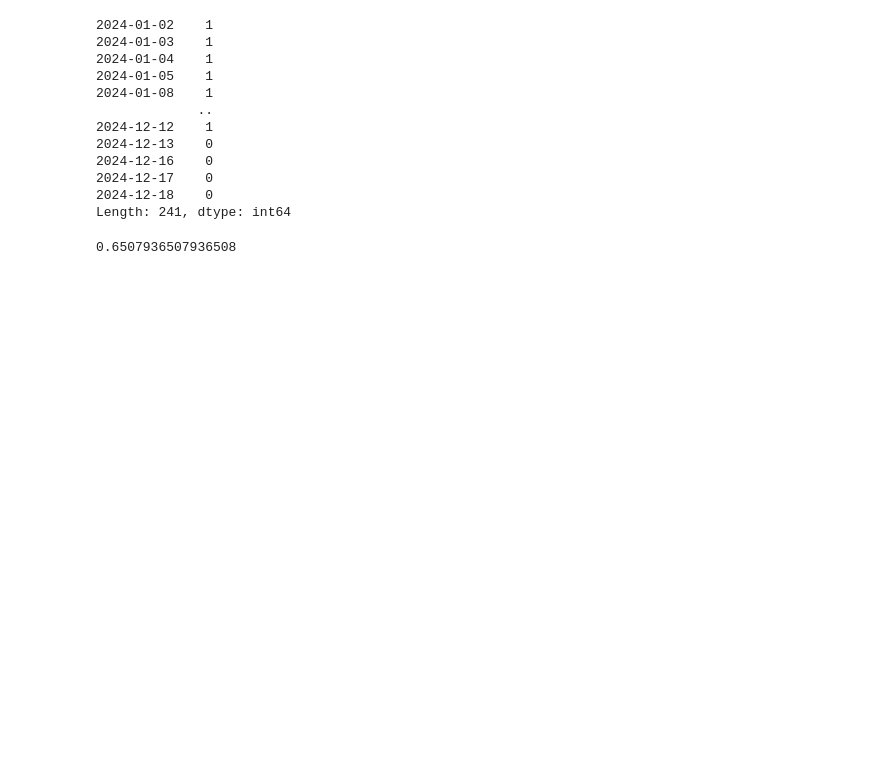
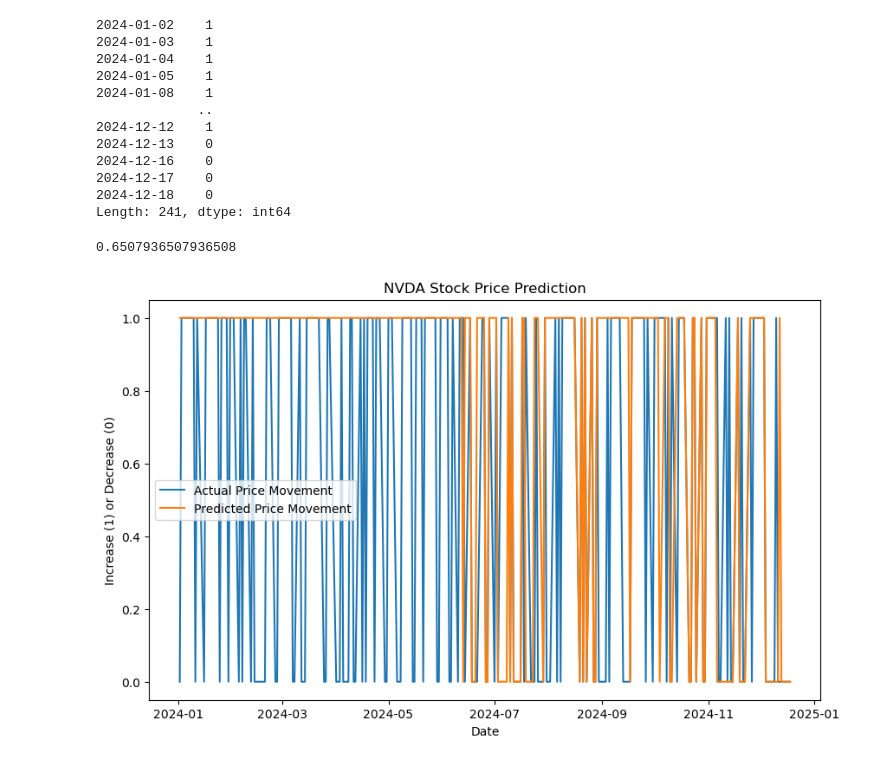
Before and after one commit to abelsaj2005/NVDA-Stock-Price-Prediction-with-Stacked-LSTM-Networks, a Jupyter notebook: Sentiment+RFCModel.ipynb, the cells around one changed output. Saved outputs shown, nothing was run; the diff lists cells and outputs as text; code cells hidden in the pictures; blank space fills up the shorter version.

```diff
--- a/Sentiment+RFCModel.ipynb
+++ b/Sentiment+RFCModel.ipynb
@@ -205,3 +205,14 @@ from sklearn.metrics import precision_score
 precision_score(test['Target'], preds)
 # %% [output]
 0.6507936507936508
+# %%
+plt.figure(figsize=(10, 6))
+plt.plot(test['Target'], label='Actual Price Movement')
+plt.plot(preds, label='Predicted Price Movement')
+plt.title('NVDA Stock Price Prediction')
+plt.xlabel('Date')
+plt.ylabel('Increase (1) or Decrease (0)')
+plt.legend()
+plt.show()
+# %% [output]
+[figure, added]
```
Also changed, not shown: parts of 5 cells of this notebook, 10 other files.
